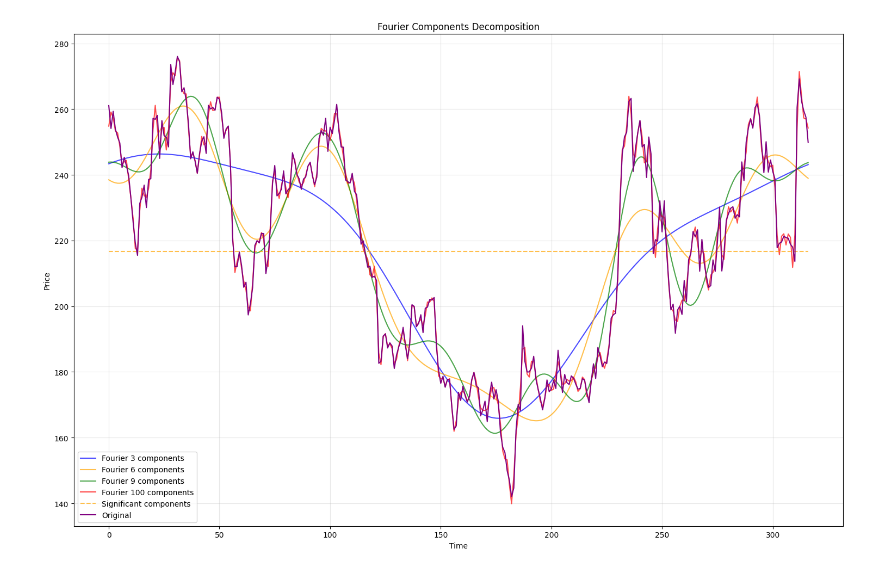
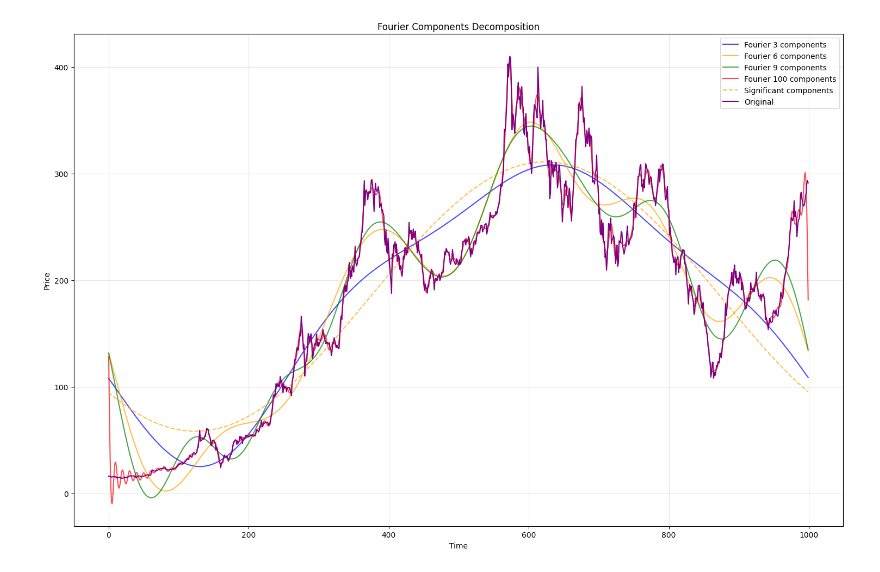
Before and after one commit to adefiqri12/GAN-LSTM-stock-price-prediction, a Jupyter notebook: feature_engineering.ipynb, the cells around one changed output. Cells and saved outputs as stored; diff of their text form; code cells hidden in the pictures.

```diff
--- a/feature_engineering.ipynb
+++ b/feature_engineering.ipynb
@@ -113,26 +136,15 @@ def process_stock(stock_data):
     df_processed.dropna(inplace=True)
 
     # Convert to float32 array
-    values = df_processed.values.astype("float32")
+    values = df_processed.values
 
     return df_processed, values
 
 def process_all_stocks(df):
-    """
-    Process all stocks in parallel
-
-    Args:
-        df (list): List of DataFrames containing stock data
-
-    Returns:
-        tuple: (list of processed DataFrames, list of processed numpy arrays)
-    """
     # Process all stocks in parallel
     results = Parallel(n_jobs=-1)(delayed(process_stock)(stock) for stock in df)
-
     # Unzip the results into separate lists
     processed_dfs, values_list = zip(*results)
-
     return list(processed_dfs), list(values_list)
 
 processed_dfs, values_list = process_all_stocks(df)
@@ -238,8 +255,4 @@ fourier_dfs[0]
 # %%
-import numpy as np
-import pandas as pd
-import matplotlib.pyplot as plt
-
 def plot_fourier_components(stock_data, figsize=(15, 10)):
     """
     Plot real parts of Fourier components and significant components
@@ -273,33 +286,33 @@ def plot_fourier_components(stock_data, figsize=(15, 10)):
                 label=f'Fourier {num_} components',
                 alpha=0.7,
                 color=color)
 
     # Add significant components
     magnitude_threshold = 0.1 * np.max(np.abs(close_fft))
     significant_fft = np.copy(close_fft)
     significant_fft[np.abs(significant_fft) < magnitude_threshold] = 0
     ifft_significant = np.fft.ifft(significant_fft)
 
     plt.plot(ifft_significant,
             label='Significant components',
             alpha=0.7,
             color='orange',
             linestyle='--')
 
     # Plot original data
     plt.plot(close_prices.values, label='Original', color='purple')
 
     plt.title('Fourier Components Decomposition')
     plt.xlabel('Time')
     plt.ylabel('Price')
     plt.legend()
     plt.grid(True, alpha=0.3)
     plt.tight_layout()
 
     return plt
 
-plot_fourier_components(processed_dfs[5][2000:])
+plot_fourier_components(processed_dfs[5][2000:3000])
 plt.show()
 # %% [output]
-[figure, old version]
+[figure, new version]
 # %%
```
Also changed, not shown: parts of 13 cells of this notebook.
